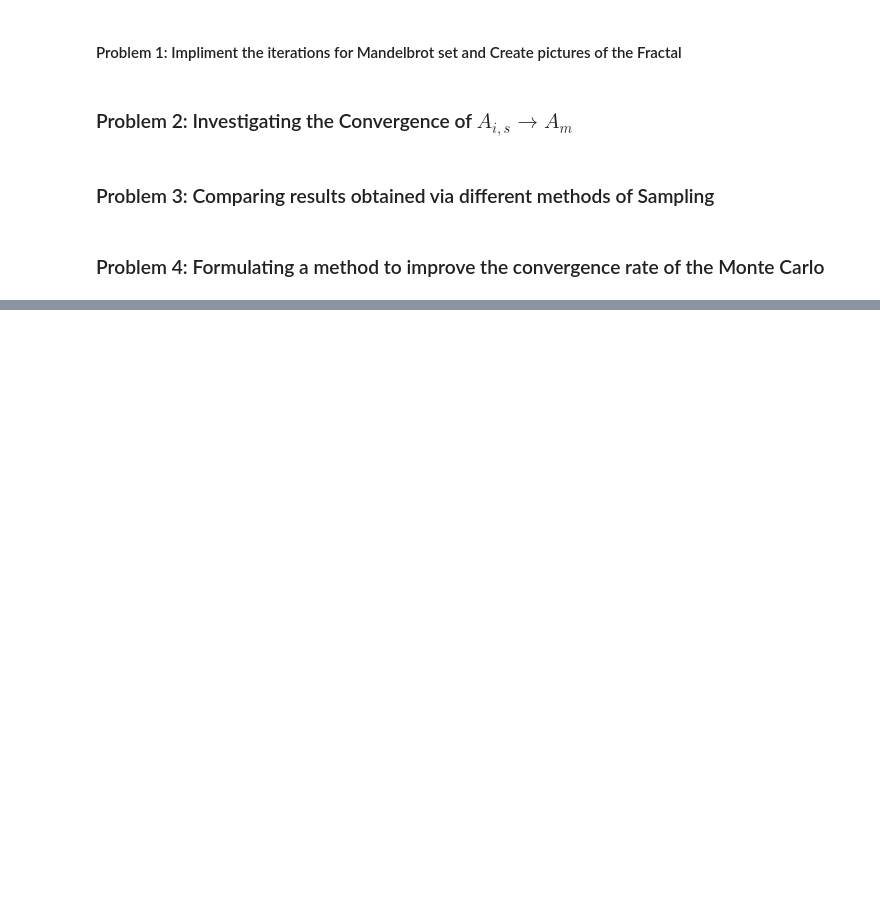
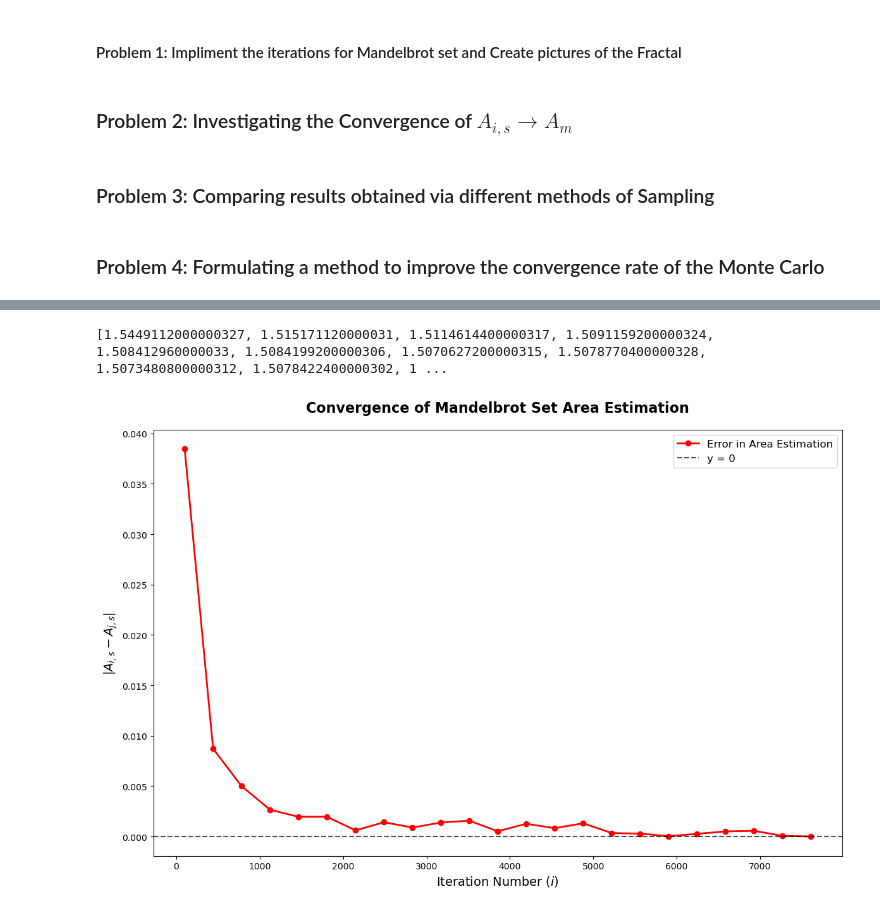
Before and after one commit to magggienn/stoch-sim-mandelbrot, a Jupyter notebook: final_assignment1.ipynb, the cells around one changed output, grey strips where cells are left out. Cells and saved outputs as stored; diff of their text form; code cells hidden in the pictures; blank space fills up the shorter version.

```diff
--- a/final_assignment1.ipynb
+++ b/final_assignment1.ipynb
@@ -477,0 +480,6 @@ plot_converge(area, iters_list)
+# %%
+print(area)
+plot_converge(area, iters_list[:len(area)])
+# %% [output]
+[1.5449112000000327, 1.515171120000031, 1.5114614400000317, 1.5091159200000324, 1.508412960000033, 1.5084199200000306, 1.5070627200000315, 1.5078770400000328, 1.5073480800000312, 1.5078422400000302, 1 ...
+[figure, added]
```
Also changed, not shown: parts of 1 cell of this notebook.
